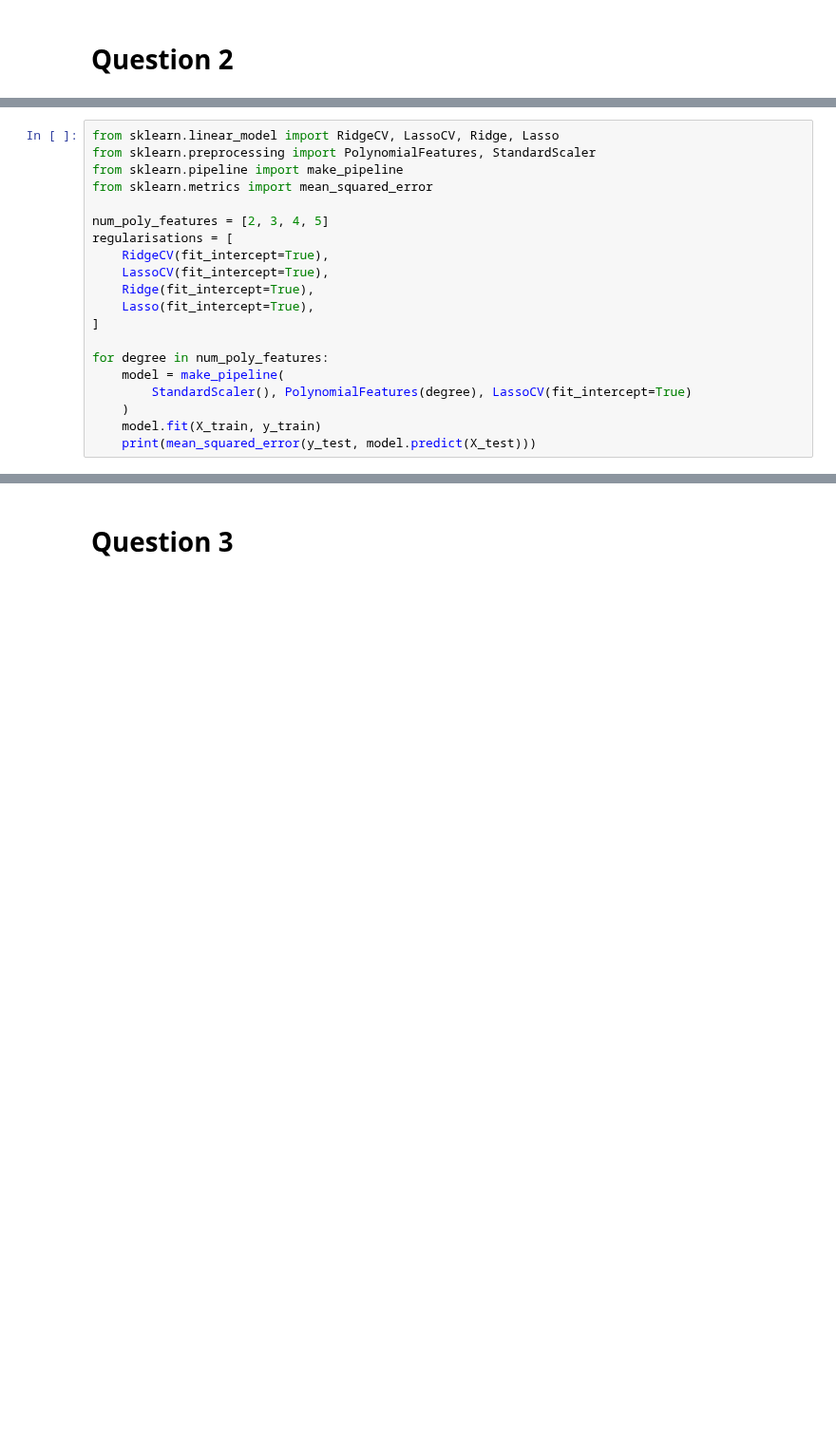
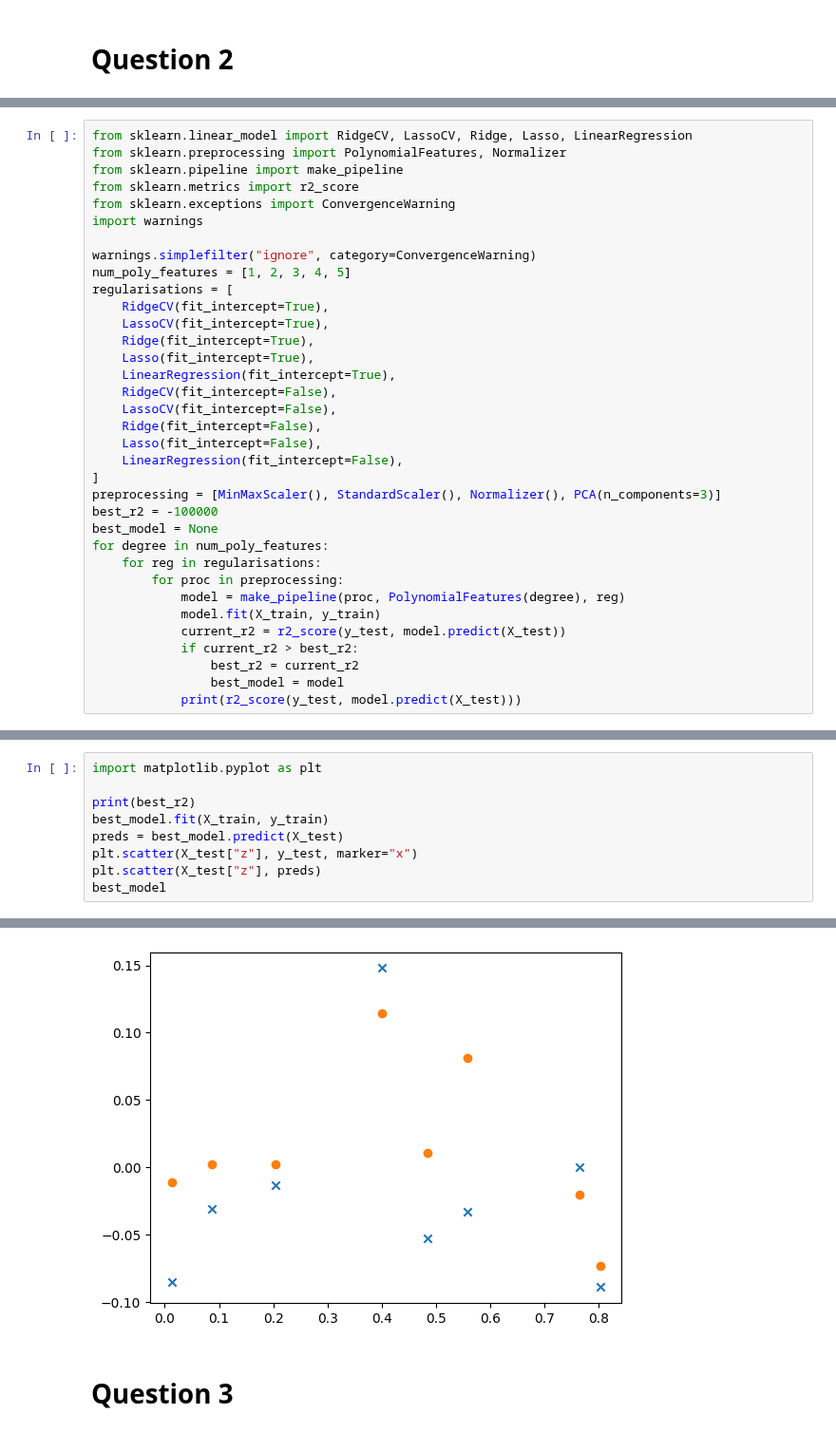
Before and after one commit to dont-text-me/PADL-assessment, a Jupyter notebook: padl.ipynb, the cells around one changed output, grey strips where cells are left out. Shown at 95% size. Saved outputs shown, nothing was run; the diff lists cells and outputs as text; blank space fills up the shorter version.

```diff
--- a/padl.ipynb
+++ b/padl.ipynb
@@ -91,21 +74,36 @@ X_train.shape, y_train.shape, X_test.shape, y_test.shape
 # %%
-from sklearn.linear_model import RidgeCV, LassoCV, Ridge, Lasso
-from sklearn.preprocessing import PolynomialFeatures, StandardScaler
+from sklearn.linear_model import RidgeCV, LassoCV, Ridge, Lasso, LinearRegression
+from sklearn.preprocessing import PolynomialFeatures, Normalizer
 from sklearn.pipeline import make_pipeline
-from sklearn.metrics import mean_squared_error
+from sklearn.metrics import r2_score
+from sklearn.exceptions import ConvergenceWarning
+import warnings
 
-num_poly_features = [2, 3, 4, 5]
+warnings.simplefilter("ignore", category=ConvergenceWarning)
+num_poly_features = [1, 2, 3, 4, 5]
 regularisations = [
     RidgeCV(fit_intercept=True),
     LassoCV(fit_intercept=True),
     Ridge(fit_intercept=True),
     Lasso(fit_intercept=True),
+    LinearRegression(fit_intercept=True),
+    RidgeCV(fit_intercept=False),
+    LassoCV(fit_intercept=False),
+    Ridge(fit_intercept=False),
+    Lasso(fit_intercept=False),
+    LinearRegression(fit_intercept=False),
 ]
-
+preprocessing = [MinMaxScaler(), StandardScaler(), Normalizer(), PCA(n_components=3)]
+best_r2 = -100000
+best_model = None
 for degree in num_poly_features:
-    model = make_pipeline(
-        StandardScaler(), PolynomialFeatures(degree), LassoCV(fit_intercept=True)
-    )
-    model.fit(X_train, y_train)
-    print(mean_squared_error(y_test, model.predict(X_test)))
+    for reg in regularisations:
+        for proc in preprocessing:
+            model = make_pipeline(proc, PolynomialFeatures(degree), reg)
+            model.fit(X_train, y_train)
+            current_r2 = r2_score(y_test, model.predict(X_test))
+            if current_r2 > best_r2:
+                best_r2 = current_r2
+                best_model = model
+            print(r2_score(y_test, model.predict(X_test)))
 # %% [output]
@@ -115,0 +143,10 @@ for degree in num_poly_features:
+# %%
+import matplotlib.pyplot as plt
+
+print(best_r2)
+best_model.fit(X_train, y_train)
+preds = best_model.predict(X_test)
+plt.scatter(X_test["z"], y_test, marker="x")
+plt.scatter(X_test["z"], preds)
+best_model
+# %% [output]
@@ -116,3 +157,4 @@ for degree in num_poly_features:
+[figure, added]
 # %% [markdown]
 # Question 3
 # %%
```
Also changed, not shown: parts of 11 cells of this notebook.
